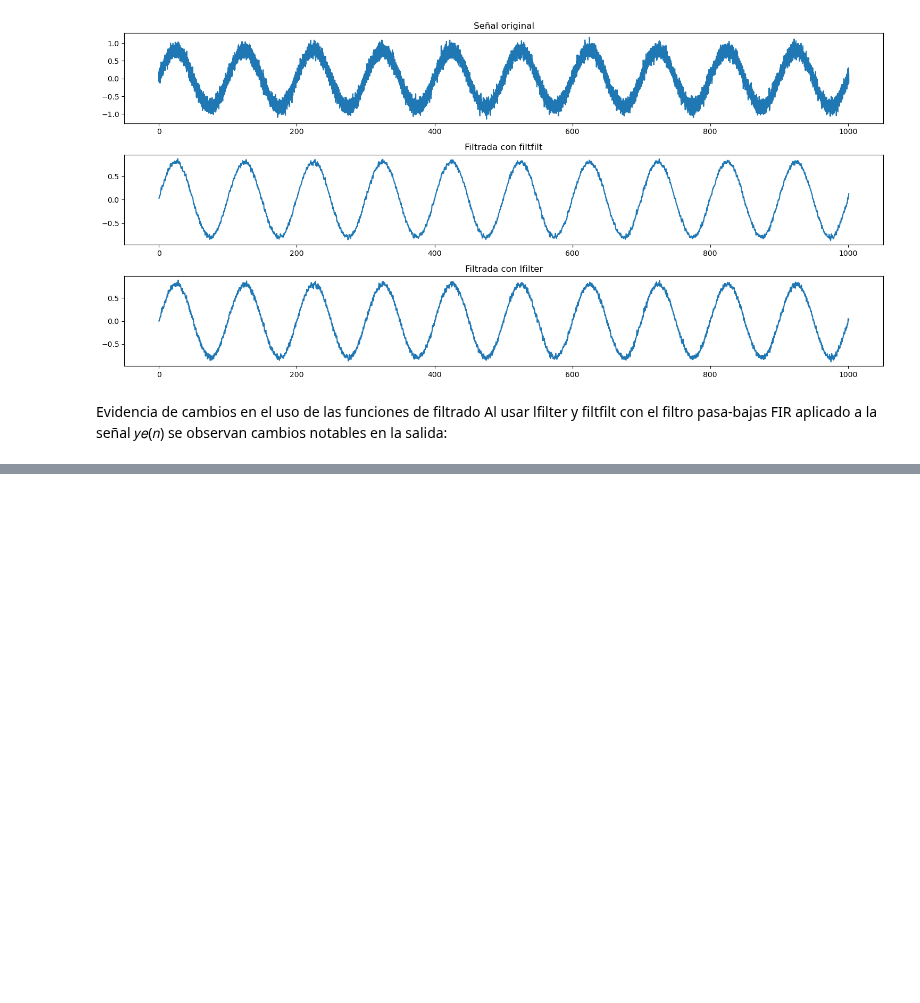
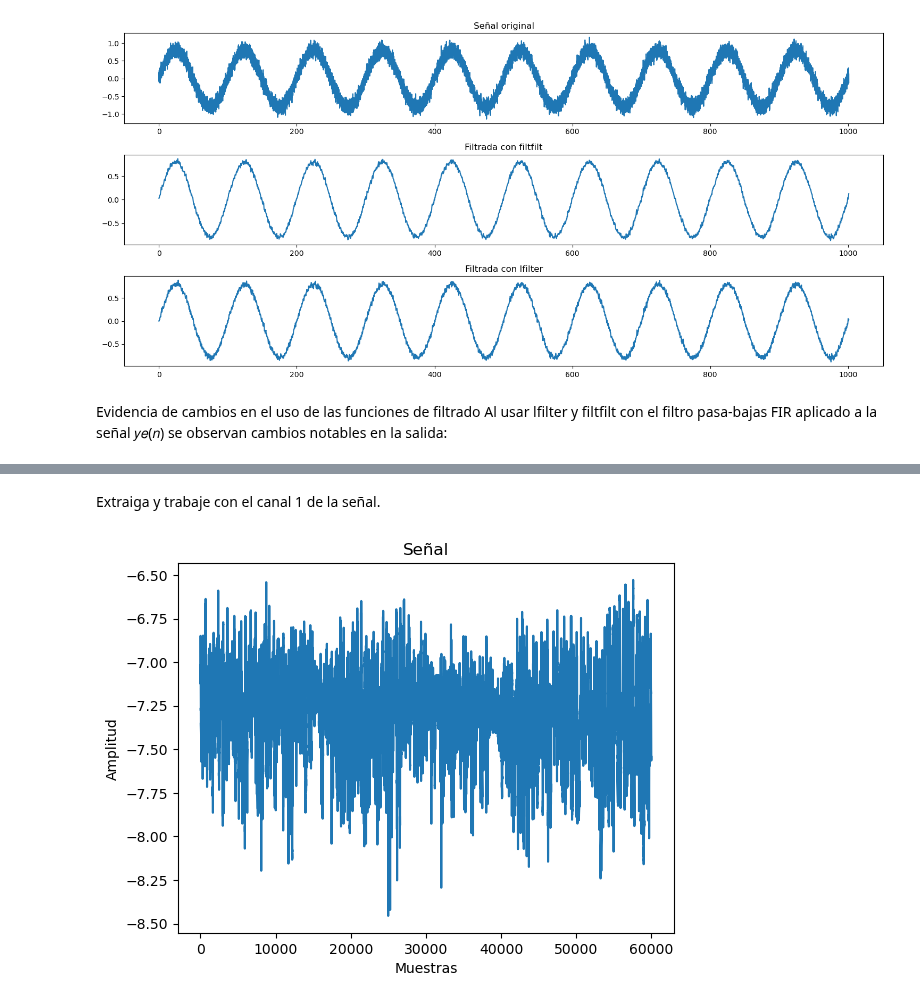
Before and after one commit to LuEnciso21/BIOSENALES24II, a Jupyter notebook: Practica6/P6_FILTROS_LUISAENCISO_JADERCHINGAL.ipynb, the cells around one changed output, grey strips where cells are left out. Drawn from its saved outputs; the diff is of its cells as text; code cells hidden in the pictures; blank space fills up the shorter version.

```diff
--- a/Practica6/P6_FILTROS_LUISAENCISO_JADERCHINGAL.ipynb
+++ b/Practica6/P6_FILTROS_LUISAENCISO_JADERCHINGAL.ipynb
@@ -196,0 +364,3 @@ Al usar lfilter y filtfilt con el filtro pasa-bajas FIR aplicado a la señal
+# %%
+file = pd.read_csv('senal_filtros.txt', sep = '\s+', header = None)
+file.head()
@@ -196,0 +374,15 @@ Al usar lfilter y filtfilt con el filtro pasa-bajas FIR aplicado a la señal
+# %% [markdown]
+Extraiga y trabaje con el canal 1 de la señal.
+# %%
+canal1 = file[0]
+fs = 500
+Ts = 1/fs
+
+plt.figure()
+plt.plot(canal1)
+plt.title('Señal')
+plt.xlabel('Muestras')
+plt.ylabel('Amplitud')
+plt.show()
+# %% [output]
+[figure, added]
```
Also changed, not shown: parts of 16 cells of this notebook.
